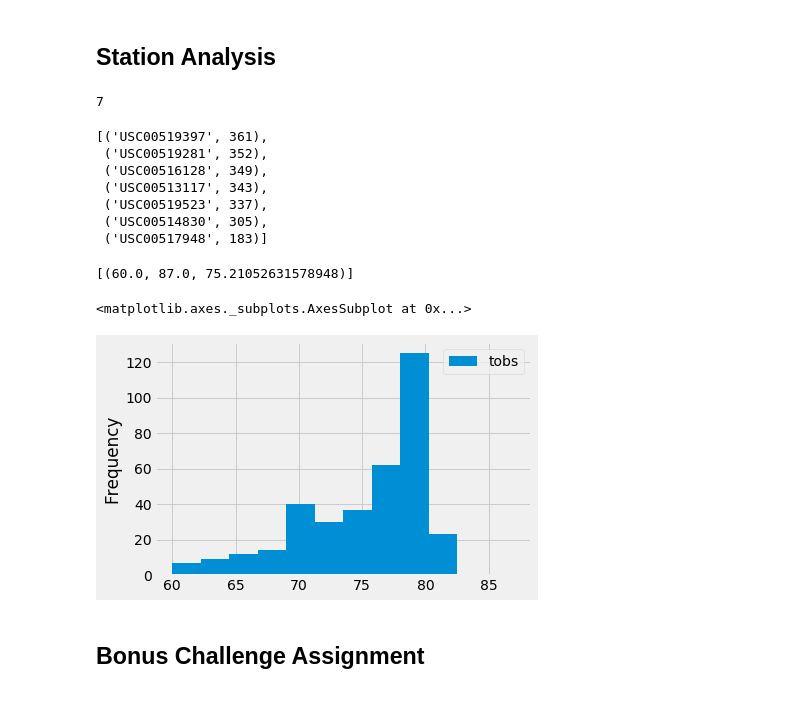
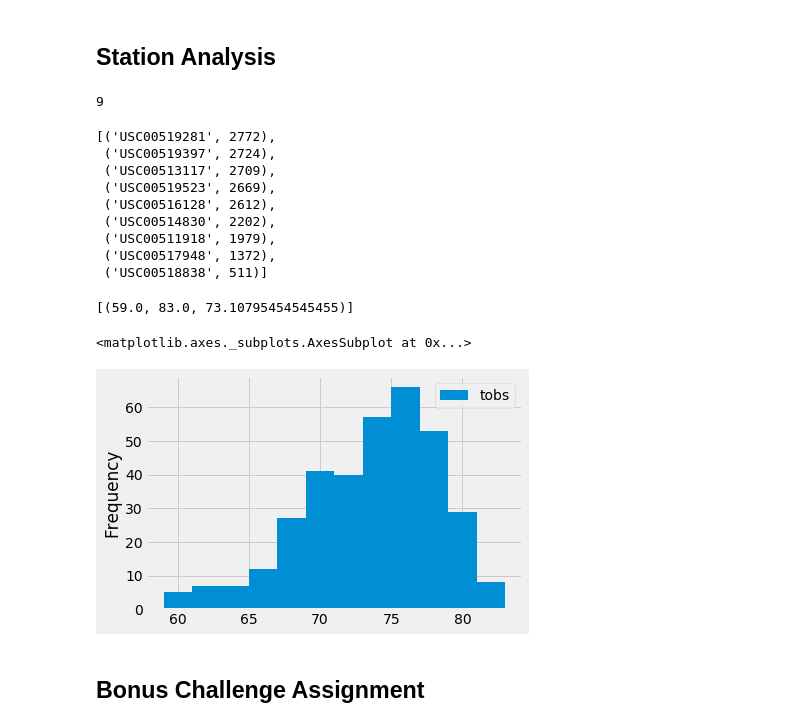
Before and after one commit to bandrewv/sqlalchemy-challenge, a Jupyter notebook: climate_starter.ipynb, the cells around one changed output. Drawn from its saved outputs; the diff is of its cells as text; code cells hidden in the pictures.

Commit message:
Changes made to Station analysis.

```diff
--- a/climate_starter.ipynb
+++ b/climate_starter.ipynb
@@ -121,32 +126,40 @@ past_year_df.describe()
 # Design a query to show how many stations are available in this dataset?
 
 # -----------------------------------------------------------------------------------------------------------
-unique_stations = session.query(Measurement.station).distinct(Measurement.station).\
-filter(Measurement.date > '2016-08-22').count()
+unique_stations = session.query(Station.station).distinct(Station.station).count()
 
 unique_stations
 # -----------------------------------------------------------------------------------------------------------
 # %% [output]
-7
+9
 # %%
 # What are the most active stations? (i.e. what stations have the most rows)?
 # List the stations and the counts in descending order.
 
 # -----------------------------------------------------------------------------------------------------------
-station_count = session.query(Measurement.station, func.count(Measurement.date)).\
-group_by(Measurement.station).filter(Measurement.date > '2016-08-22').\
-order_by(func.count(Measurement.date).desc()).all()
+station_count = session.query(Station.station, func.count(Measurement.date)).filter(Station.station == Measurement.station).\
+group_by(Station.station).order_by(func.count(Measurement.date).desc()).all()
 
 station_count
 # -----------------------------------------------------------------------------------------------------------
+
+# -----------------------------------------------------------------------------------------------------------
+# station_count = session.query(Measurement.station, func.count(Measurement.date)).\
+# group_by(Measurement.station).filter(Measurement.date > '2016-08-22').\
+# order_by(func.count(Measurement.date).desc()).all()
+
+# station_count
+# -----------------------------------------------------------------------------------------------------------
 # %% [output]
-[('USC00519397', 361),
- ('USC00519281', 352),
- ('USC00516128', 349),
- ('USC00513117', 343),
- ('USC00519523', 337),
- ('USC00514830', 305),
- ('USC00517948', 183)]
+[('USC00519281', 2772),
+ ('USC00519397', 2724),
+ ('USC00513117', 2709),
+ ('USC00519523', 2669),
+ ('USC00516128', 2612),
+ ('USC00514830', 2202),
+ ('USC00511918', 1979),
+ ('USC00517948', 1372),
+ ('USC00518838', 511)]
 # %%
 # Using the station id from the previous query, calculate the lowest temperature recorded,
 # highest temperature recorded, and average temperature of the most active station?
@@ -154,41 +167,41 @@ station_count
 # -----------------------------------------------------------------------------------------------------------
 most_active_station_stats = session.query(func.min(Measurement.tobs),func.max(Measurement.tobs),\
                                           func.avg(Measurement.tobs)).\
-filter(Measurement.date > '2016-08-22').filter(Measurement.station.like('USC00519397')).all()
+filter(Measurement.date > '2016-08-22').filter(Measurement.station.like('USC00519281')).all()
 
 most_active_station_stats
 # -----------------------------------------------------------------------------------------------------------
 # %% [output]
-[(60.0, 87.0, 75.21052631578948)]
+[(59.0, 83.0, 73.10795454545455)]
 # %%
 # Choose the station with the highest number of temperature observations.
 # Query the last 12 months of temperature observation data for this station and plot the results as a histogram
 
 # -----------------------------------------------------------------------------------------------------------
 # Based on previous query, determined I need to exclude all dates before '2016-08-23'.
 mas_12mo_temp = session.query(Measurement.date, Measurement.tobs).filter(Measurement.date > '2016-08-22').\
-filter(Measurement.station.like('USC00519397')).order_by(Measurement.date).all()
+filter(Measurement.station.like('USC00519281')).order_by(Measurement.date).all()
 mas_12mo_temp
 # -----------------------------------------------------------------------------------------------------------
 
 # Save the query results as a Pandas DataFrame and set the index to the date column
 
 # -----------------------------------------------------------------------------------------------------------
 mas_12mo_temp_df = pd.DataFrame(mas_12mo_temp)
 mas_12mo_temp_df = mas_12mo_temp_df.set_index(mas_12mo_temp_df['date'])
 mas_12mo_temp_df = mas_12mo_temp_df.drop(columns=['date'])
 mas_12mo_temp_df
 # -----------------------------------------------------------------------------------------------------------
 
 # Use Pandas Plotting with Matplotlib to plot the data
 
 # -----------------------------------------------------------------------------------------------------------
 mas_12mo_temp_df.plot.hist(bins=12)
 # -----------------------------------------------------------------------------------------------------------
 # REMEMBER TO FORMAT CHART...
 # %% [output]
 <matplotlib.axes._subplots.AxesSubplot at 0x...>
-[figure, old version]
+[figure, new version]
 # %% [markdown]
 ## Bonus Challenge Assignment
 # %%
```
Also changed, not shown: parts of 3 cells of this notebook.
